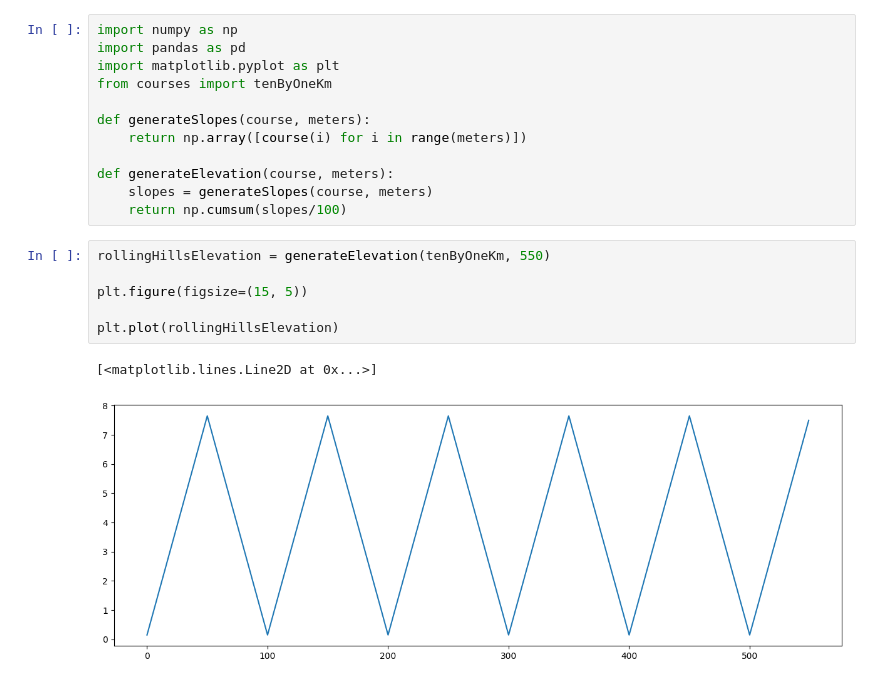
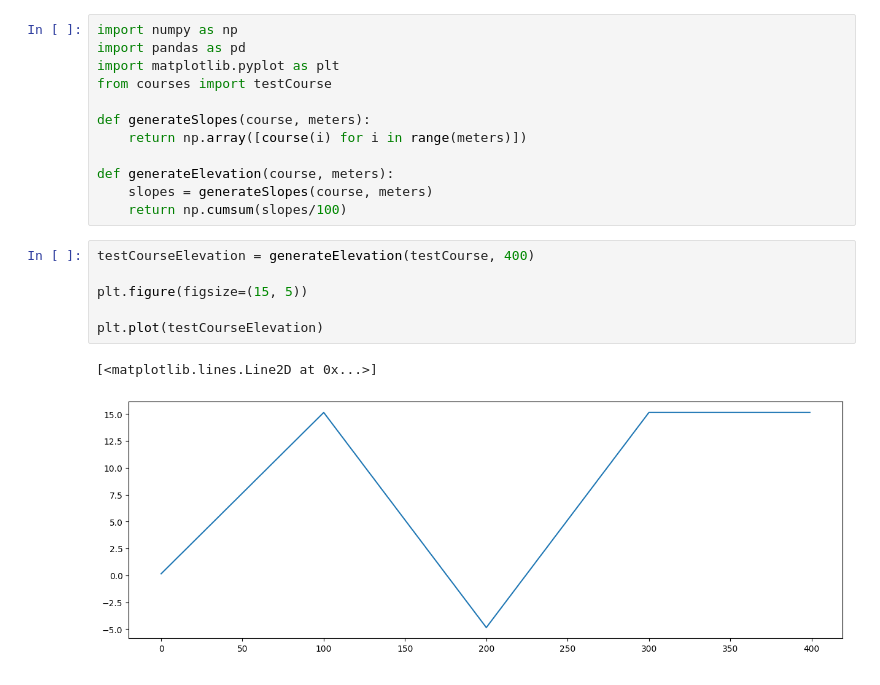
Before and after one commit to Bryce-Davidson/bike-simulation-RL-agent, a Jupyter notebook: plots/courses.ipynb, the cells around one changed output. Saved outputs shown, nothing was run; the diff lists cells and outputs as text.

```diff
--- a/plots/courses.ipynb
+++ b/plots/courses.ipynb
@@ -2,7 +2,7 @@
 import numpy as np
 import pandas as pd
 import matplotlib.pyplot as plt
-from courses import tenByOneKm
+from courses import testCourse
 
 def generateSlopes(course, meters):
     return np.array([course(i) for i in range(meters)])
@@ -11,11 +11,11 @@ def generateElevation(course, meters):
     slopes = generateSlopes(course, meters)
     return np.cumsum(slopes/100)
 # %%
-rollingHillsElevation = generateElevation(tenByOneKm, 550)
+testCourseElevation = generateElevation(testCourse, 400)
 
 plt.figure(figsize=(15, 5))
 
-plt.plot(rollingHillsElevation)
+plt.plot(testCourseElevation)
 # %% [output]
 [<matplotlib.lines.Line2D at 0x...>]
-[figure, old version]
+[figure, new version]
```
Also changed, not shown: 7 other files.
